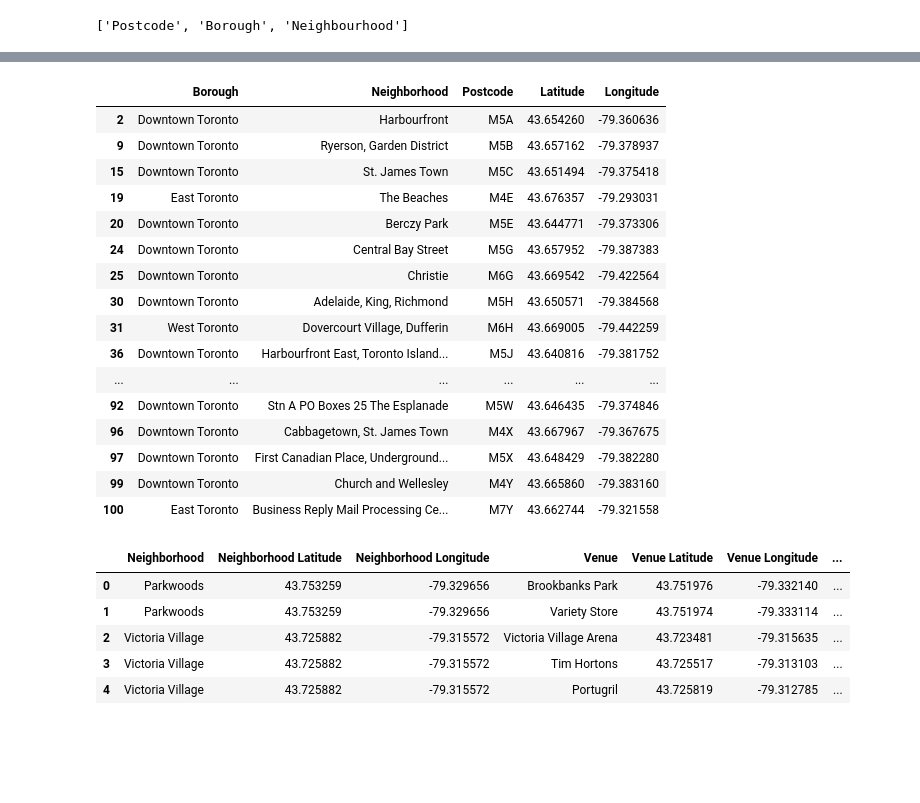
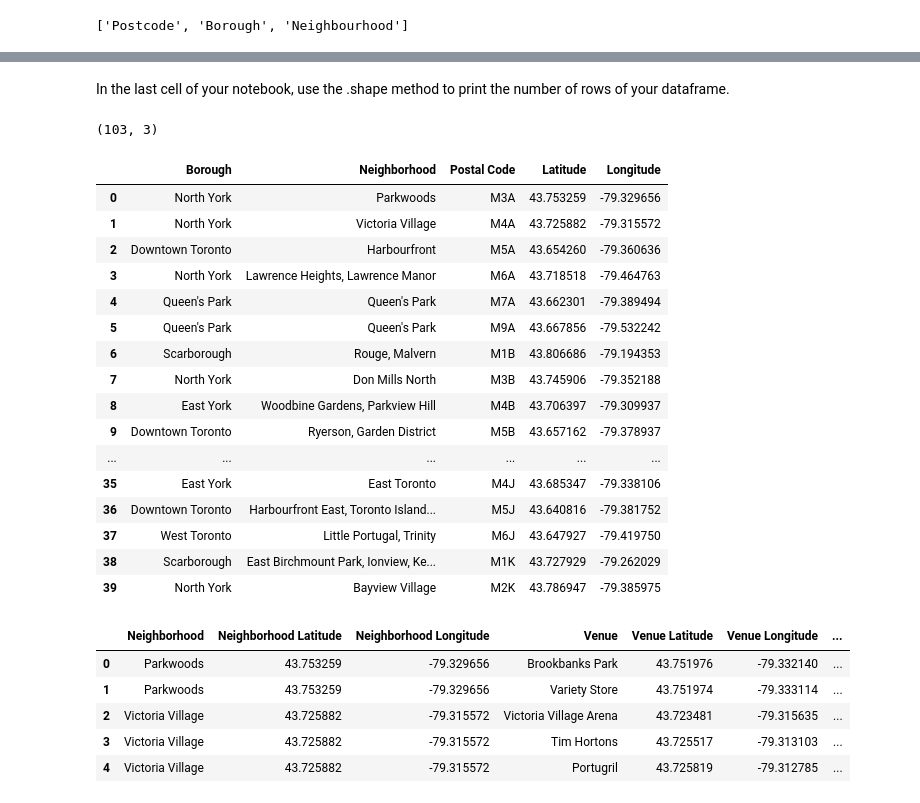
Before and after one commit to thoscc/Coursera_Capstone, a Jupyter notebook: seg_and_clustering_neighs_in_toronto.ipynb, the cells around one changed output, grey strips where cells are left out. Saved outputs shown, nothing was run; the diff lists cells and outputs as text; code cells hidden in the pictures; blank space fills up the shorter version.

```diff
--- a/seg_and_clustering_neighs_in_toronto.ipynb
+++ b/seg_and_clustering_neighs_in_toronto.ipynb
@@ -63,3 +100,9 @@ toronto_df = pd.DataFrame(data.values())
+# %% [markdown]
+In the last cell of your notebook, use the .shape method to print the number of rows of your dataframe.
+# %%
+toronto_df.shape
+# %% [output]
+(103, 3)
 # %%
 toronto_coords = pd.read_csv('Geospatial_Coordinates.csv')
 # %%
@@ -69,24 +111,24 @@ toronto_df.drop(columns='Postal Code', inplace=True)
 toronto_df.rename(columns={'Neighbourhood': 'Neighborhood'}, inplace=True)
-# %%
-toronto_df[toronto_df['Borough'].str.contains('Toronto')]
-# %% [output]
-|  | Borough | Neighborhood | Postcode | Latitude | Longitude |
-| 2 | Downtown Toronto | Harbourfront | M5A | 43.654260 | -79.360636 |
-| 9 | Downtown Toronto | Ryerson, Garden District | M5B | 43.657162 | -79.378937 |
-| 15 | Downtown Toronto | St. James Town | M5C | 43.651494 | -79.375418 |
-| 19 | East Toronto | The Beaches | M4E | 43.676357 | -79.293031 |
-| 20 | Downtown Toronto | Berczy Park | M5E | 43.644771 | -79.373306 |
-| 24 | Downtown Toronto | Central Bay Street | M5G | 43.657952 | -79.387383 |
-| 25 | Downtown Toronto | Christie | M6G | 43.669542 | -79.422564 |
-| 30 | Downtown Toronto | Adelaide, King, Richmond | M5H | 43.650571 | -79.384568 |
-| 31 | West Toronto | Dovercourt Village, Dufferin | M6H | 43.669005 | -79.442259 |
-| 36 | Downtown Toronto | Harbourfront East, Toronto Island... | M5J | 43.640816 | -79.381752 |
-| ... | ... | ... | ... | ... | ... |
-| 92 | Downtown Toronto | Stn A PO Boxes 25 The Esplanade | M5W | 43.646435 | -79.374846 |
-| 96 | Downtown Toronto | Cabbagetown, St. James Town | M4X | 43.667967 | -79.367675 |
-| 97 | Downtown Toronto | First Canadian Place, Underground... | M5X | 43.648429 | -79.382280 |
-| 99 | Downtown Toronto | Church and Wellesley | M4Y | 43.665860 | -79.383160 |
-| 100 | East Toronto | Business Reply Mail Processing Ce... | M7Y | 43.662744 | -79.321558 |
+# %%
+toronto_df.head(40)
+# %% [output]
+|  | Borough | Neighborhood | Postal Code | Latitude | Longitude |
+| 0 | North York | Parkwoods | M3A | 43.753259 | -79.329656 |
+| 1 | North York | Victoria Village | M4A | 43.725882 | -79.315572 |
+| 2 | Downtown Toronto | Harbourfront | M5A | 43.654260 | -79.360636 |
+| 3 | North York | Lawrence Heights, Lawrence Manor | M6A | 43.718518 | -79.464763 |
+| 4 | Queen's Park | Queen's Park | M7A | 43.662301 | -79.389494 |
+| 5 | Queen's Park | Queen's Park | M9A | 43.667856 | -79.532242 |
+| 6 | Scarborough | Rouge, Malvern | M1B | 43.806686 | -79.194353 |
+| 7 | North York | Don Mills North | M3B | 43.745906 | -79.352188 |
+| 8 | East York | Woodbine Gardens, Parkview Hill | M4B | 43.706397 | -79.309937 |
+| 9 | Downtown Toronto | Ryerson, Garden District | M5B | 43.657162 | -79.378937 |
+| ... | ... | ... | ... | ... | ... |
+| 35 | East York | East Toronto | M4J | 43.685347 | -79.338106 |
+| 36 | Downtown Toronto | Harbourfront East, Toronto Island... | M5J | 43.640816 | -79.381752 |
+| 37 | West Toronto | Little Portugal, Trinity | M6J | 43.647927 | -79.419750 |
+| 38 | Scarborough | East Birchmount Park, Ionview, Ke... | M1K | 43.727929 | -79.262029 |
+| 39 | North York | Bayview Village | M2K | 43.786947 | -79.385975 |
 # %%
 CLIENT_ID = 'CILKB0UQP' # your Foursquare ID
 CLIENT_SECRET = '0JRL0H' # your Foursquare Secret
```
Also changed, not shown: parts of 13 cells of this notebook.
